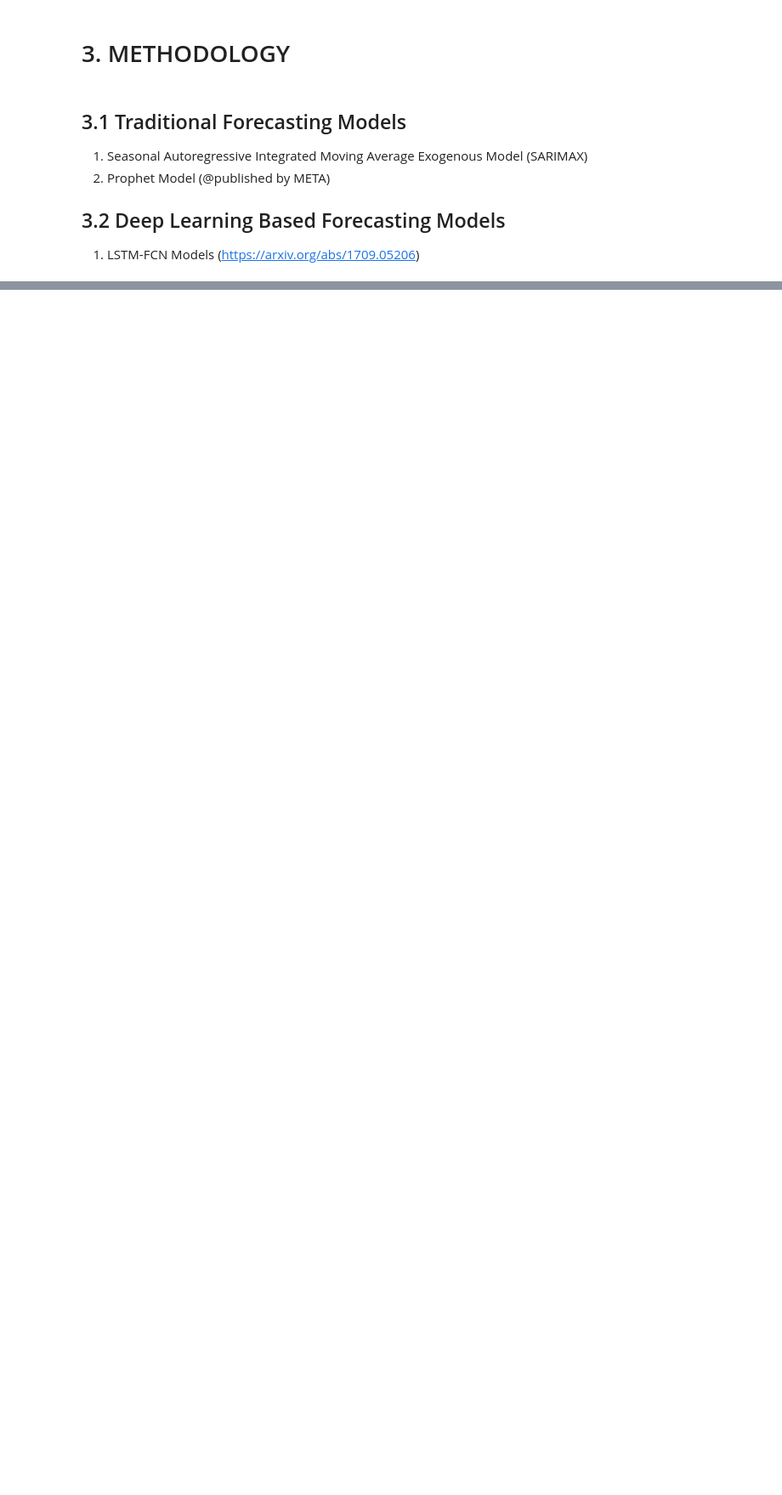
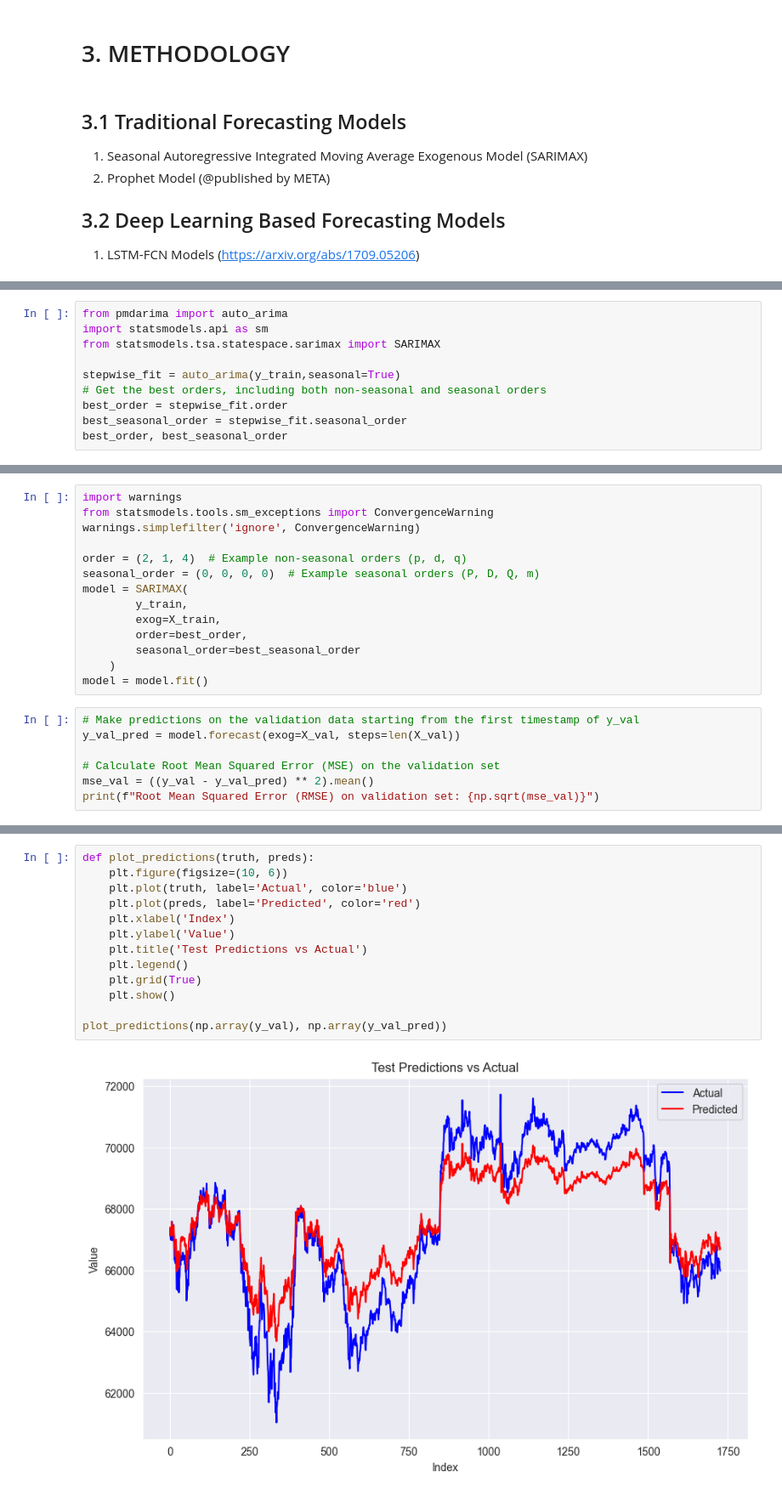
Before and after one commit to emrecobann/SurfingBTCWaves, a Jupyter notebook: SurfingBTC.ipynb, the cells around one changed output, grey strips where cells are left out. Shown at 85% size. Drawn from its saved outputs; the diff is of its cells as text; blank space fills up the shorter version.

Commit message:
feat(SurfingBTC.ipynb): Added SARIMAX and LSTM-FCN Models and Tested

```diff
--- a/SurfingBTC.ipynb
+++ b/SurfingBTC.ipynb
@@ -283,0 +330,10 @@ display(bitcoin_df.head())
+# %%
+from pmdarima import auto_arima
+import statsmodels.api as sm
+from statsmodels.tsa.statespace.sarimax import SARIMAX
+
+stepwise_fit = auto_arima(y_train,seasonal=True)
+# Get the best orders, including both non-seasonal and seasonal orders
+best_order = stepwise_fit.order
+best_seasonal_order = stepwise_fit.seasonal_order
+best_order, best_seasonal_order
@@ -283,0 +342,21 @@ display(bitcoin_df.head())
+# %%
+import warnings
+from statsmodels.tools.sm_exceptions import ConvergenceWarning
+warnings.simplefilter('ignore', ConvergenceWarning)
+
+order = (2, 1, 4)  # Example non-seasonal orders (p, d, q)
+seasonal_order = (0, 0, 0, 0)  # Example seasonal orders (P, D, Q, m)
+model = SARIMAX(
+        y_train,
+        exog=X_train,
+        order=best_order,
+        seasonal_order=best_seasonal_order
+    )
+model = model.fit()
+# %%
+# Make predictions on the validation data starting from the first timestamp of y_val
+y_val_pred = model.forecast(exog=X_val, steps=len(X_val))
+
+# Calculate Root Mean Squared Error (MSE) on the validation set
+mse_val = ((y_val - y_val_pred) ** 2).mean()
+print(f"Root Mean Squared Error (RMSE) on validation set: {np.sqrt(mse_val)}")
@@ -283,0 +365,15 @@ display(bitcoin_df.head())
+# %%
+def plot_predictions(truth, preds):
+    plt.figure(figsize=(10, 6))
+    plt.plot(truth, label='Actual', color='blue')
+    plt.plot(preds, label='Predicted', color='red')
+    plt.xlabel('Index')
+    plt.ylabel('Value')
+    plt.title('Test Predictions vs Actual')
+    plt.legend()
+    plt.grid(True)
+    plt.show()
+
+plot_predictions(np.array(y_val), np.array(y_val_pred))
+# %% [output]
+[figure, added]
```
Also changed, not shown: parts of 24 cells of this notebook.
